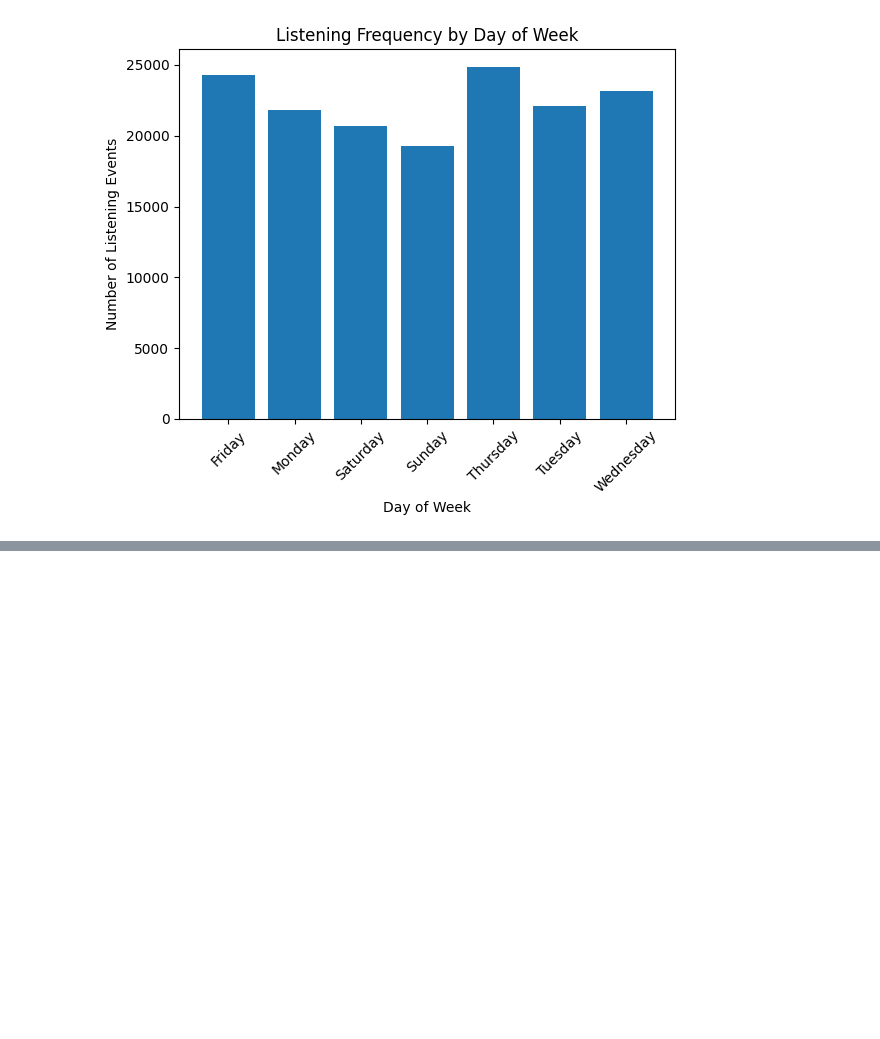
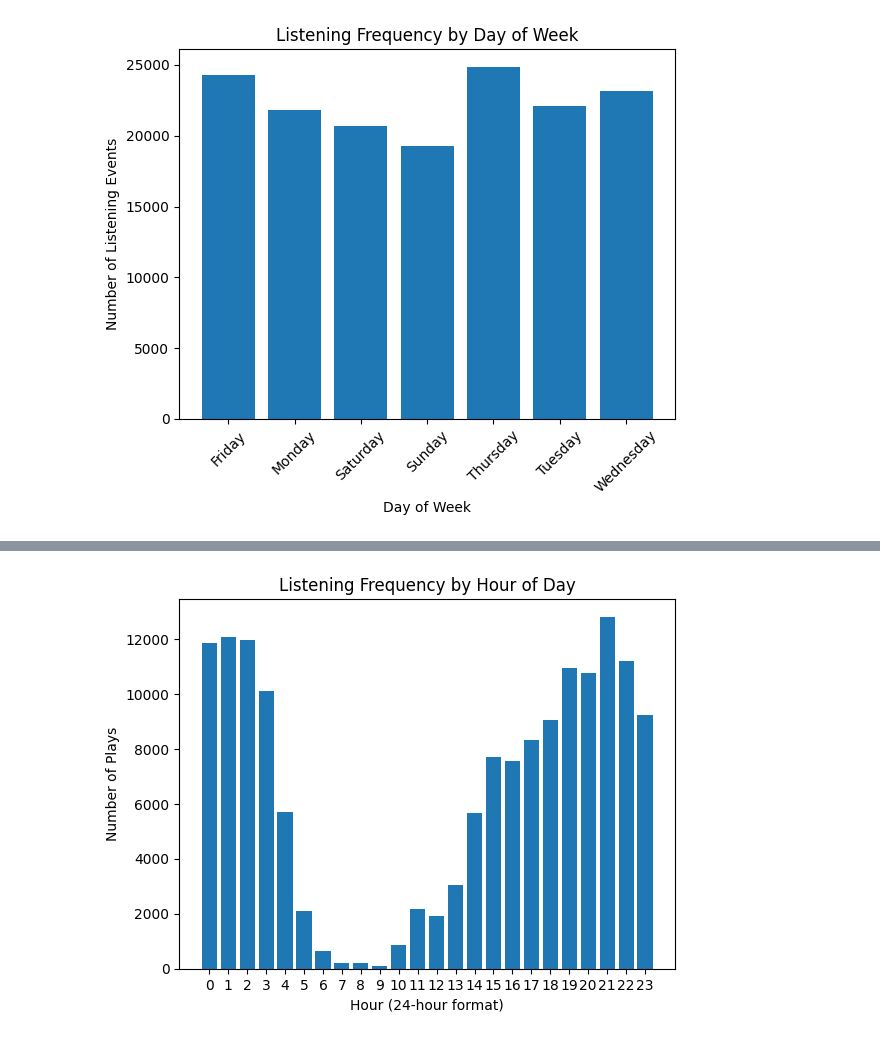
Before and after one commit to austin-ing/spotify_listening_analysis, a Jupyter notebook: notebooks/spotify_eda.ipynb, the cells around one changed output, grey strips where cells are left out. Cells and saved outputs as stored; diff of their text form; code cells hidden in the pictures; blank space fills up the shorter version.

```diff
--- a/notebooks/spotify_eda.ipynb
+++ b/notebooks/spotify_eda.ipynb
@@ -262,0 +295,14 @@ plt.show()
+# %%
+hour_counts = df["hour"].value_counts().sort_index()
+
+plt.figure()
+plt.bar(hour_counts.index, hour_counts.values)
+
+plt.title("Listening Frequency by Hour of Day")
+plt.xlabel("Hour (24-hour format)")
+plt.ylabel("Number of Plays")
+
+plt.xticks(range(0, 24))
+plt.show()
+# %% [output]
+[figure, added]
```
Also changed, not shown: parts of 3 cells of this notebook.
